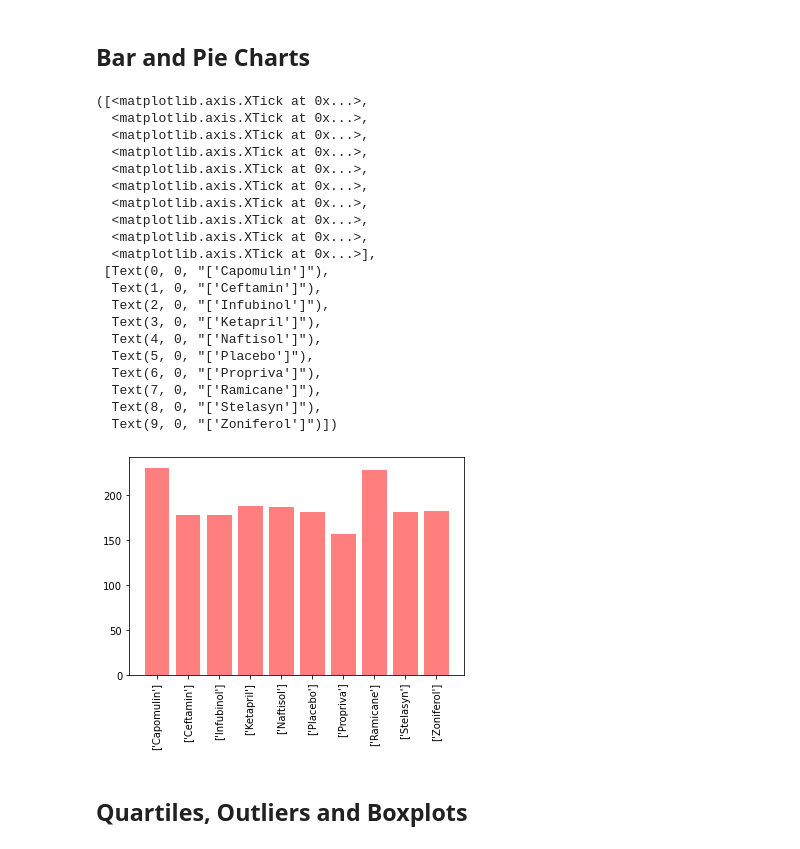
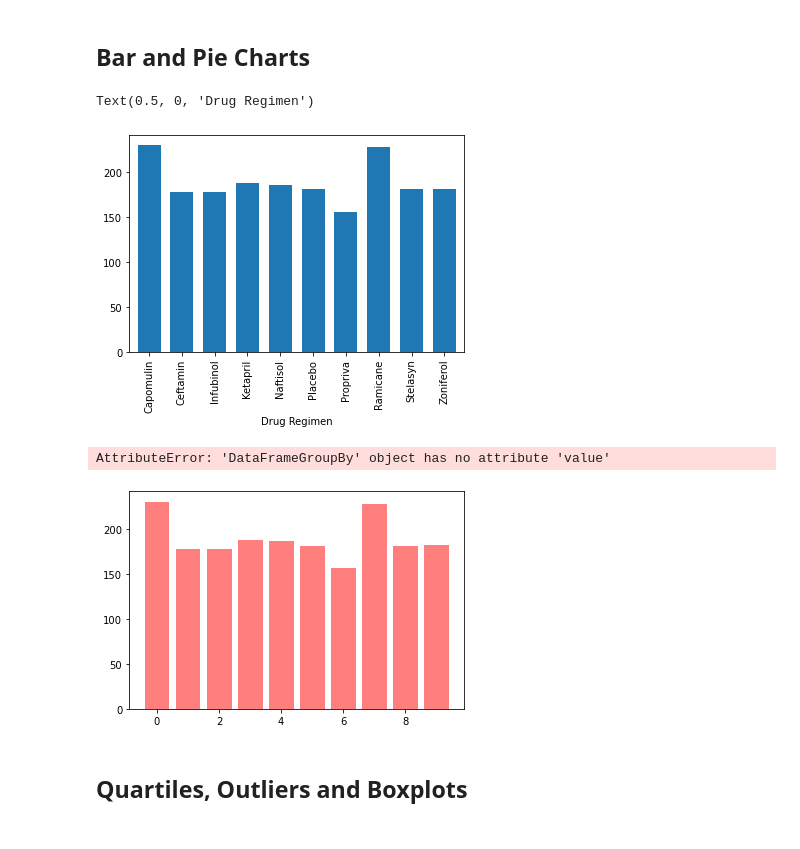
Before and after one commit to gabriellaburns/Matplotlib-Homework, a Jupyter notebook: pymaceuticals_starter.ipynb, the cells around one changed output. Cells and saved outputs as stored; diff of their text form; code cells hidden in the pictures.

```diff
--- a/pymaceuticals_starter.ipynb
+++ b/pymaceuticals_starter.ipynb
@@ -177,35 +177,26 @@ summary2
 | Zoniferol | 53.2365 | 51.8185 | 48.5334 | 6.9666 | 0.5164 |
 # %% [markdown]
 ## Bar and Pie Charts
+# %%
+# Generate a bar plot showing the total number of timepoints for all mice tested for each drug regimen using Pandas.
+bar_plot = regimen_stats["Timepoint"].count().plot.bar(width = 0.7, zorder = 3)
+
+bar_plot.set_xlabel("Drug Regimen")
+# %% [output]
+Text(0.5, 0, 'Drug Regimen')
+[figure, added]
 # %%
-# Generate a bar plot showing the total number of timepoints for all mice tested for each drug regimen using Pandas.
-#create a list
+# Generate a bar plot showing the total number of timepoints for all mice tested for each drug regimen using pyplot.
 
 # Set x axis and tick locations
 x_axis = np.arange(len(regimen_stats))
 tick_locations = [value for value in x_axis]
 
 plt.bar(x_axis, regimen_stats["Timepoint"].count(), color='r', alpha=0.5, align="center")
-plt.xticks(tick_locations, regimen_stats['Drug Regimen'].unique(), rotation="vertical")
+plt.xticks(tick_locations, regimen_stats.value().unique(), rotation="vertical")
+
+
+ #plt.xticks(tick_locations, regimen_stats['Drug Regimen'].unique(), rotation="vertical")
 # %% [output]
-([<matplotlib.axis.XTick at 0x...>,
-  <matplotlib.axis.XTick at 0x...>,
-  <matplotlib.axis.XTick at 0x...>,
-  <matplotlib.axis.XTick at 0x...>,
-  <matplotlib.axis.XTick at 0x...>,
-  <matplotlib.axis.XTick at 0x...>,
-  <matplotlib.axis.XTick at 0x...>,
-  <matplotlib.axis.XTick at 0x...>,
-  <matplotlib.axis.XTick at 0x...>,
-  <matplotlib.axis.XTick at 0x...>],
- [Text(0, 0, "['Capomulin']"),
-  Text(1, 0, "['Ceftamin']"),
-  Text(2, 0, "['Infubinol']"),
-  Text(3, 0, "['Ketapril']"),
-  Text(4, 0, "['Naftisol']"),
-  Text(5, 0, "['Placebo']"),
-  Text(6, 0, "['Propriva']"),
-  Text(7, 0, "['Ramicane']"),
-  Text(8, 0, "['Stelasyn']"),
-  Text(9, 0, "['Zoniferol']")])
+AttributeError: 'DataFrameGroupBy' object has no attribute 'value'
-[figure, old version]
+[figure, new version]
```
Also changed, not shown: parts of 1 cell of this notebook.
